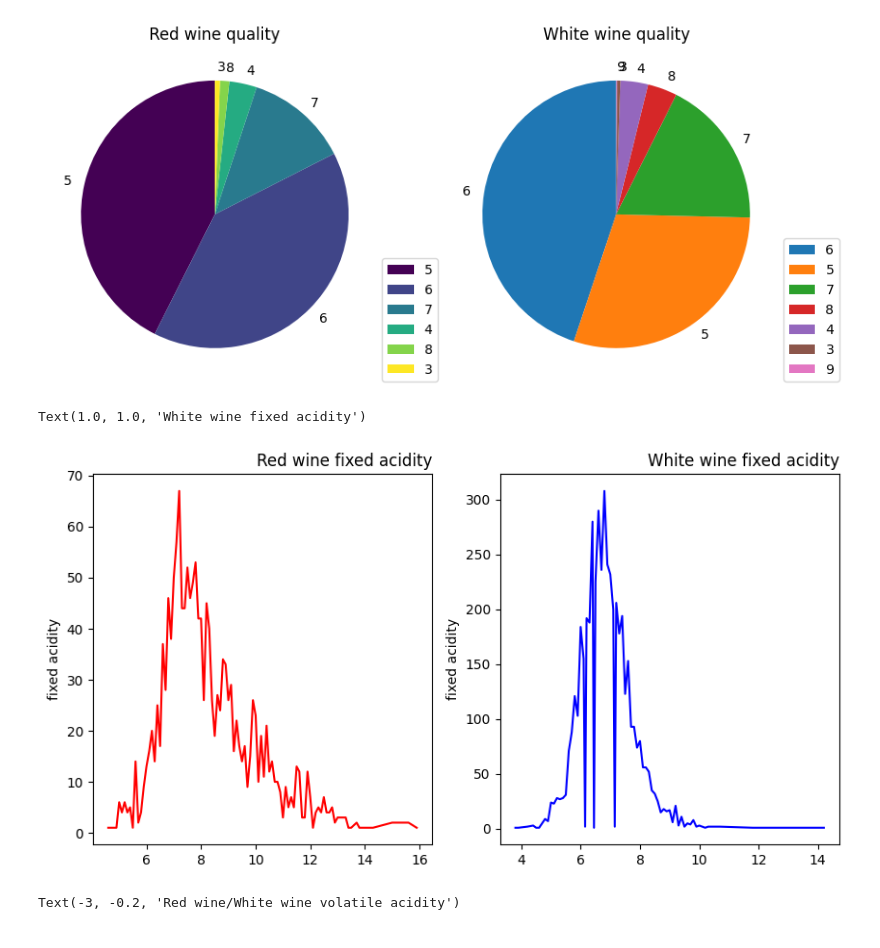
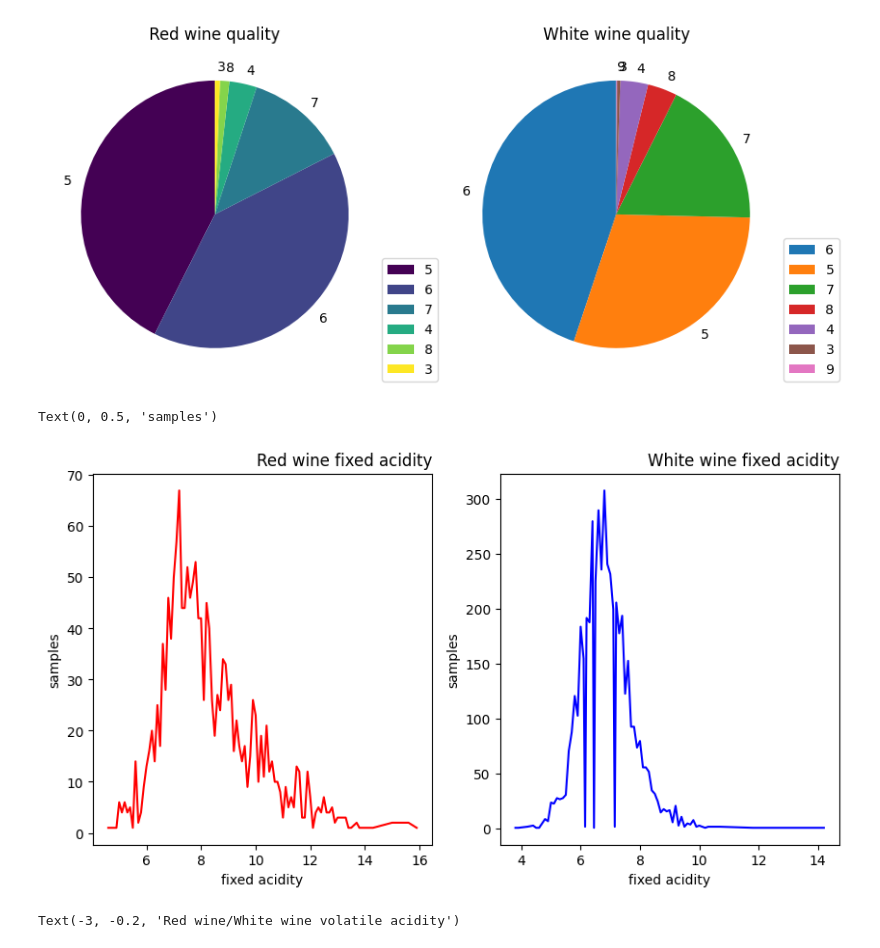
Before and after one commit to Vukhacson/WineQuality, a Jupyter notebook: SMSmall/SMSmall_Wine_quality_data_exploration.ipynb, the cells around one changed output. Cells and saved outputs as stored; diff of their text form; code cells hidden in the pictures.

```diff
--- a/SMSmall/SMSmall_Wine_quality_data_exploration.ipynb
+++ b/SMSmall/SMSmall_Wine_quality_data_exploration.ipynb
@@ -272,23 +322,27 @@ plt.legend(loc = (,0))
 # %%
 #Dat
 
 # Fixed_acidity line chart
 
 red_wine_fixed_acidity = df_red_wine['fixed acidity'].value_counts()
 white_wine_fixed_acidity = df_white_wine['fixed acidity'].value_counts()
 
 fig, axs = plt.subplots(1, 2, figsize=(10,5))
 
 plt.subplot(1,2,1)
 sns.lineplot(data = red_wine_fixed_acidity, color='r')
+plt.xlabel("fixed acidity")
+plt.ylabel("samples")
 plt.title("Red wine fixed acidity", loc='right')
 
 plt.subplot(1,2,2)
 sns.lineplot(data = white_wine_fixed_acidity, color='b')
 plt.title("White wine fixed acidity", loc='right')
+plt.xlabel("fixed acidity")
+plt.ylabel("samples")
 # %% [output]
-Text(1.0, 1.0, 'White wine fixed acidity')
+Text(0, 0.5, 'samples')
-[figure, old version]
+[figure, new version]
 # %%
 #Dat
 
```
Also changed, not shown: parts of 9 cells of this notebook.
